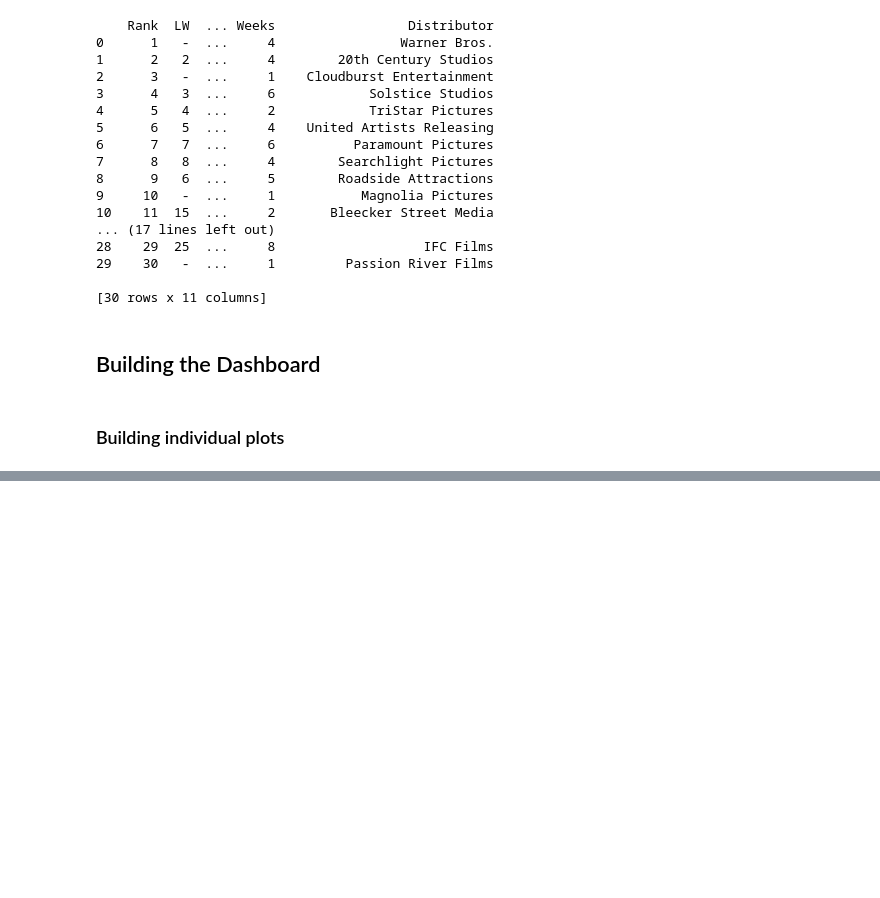
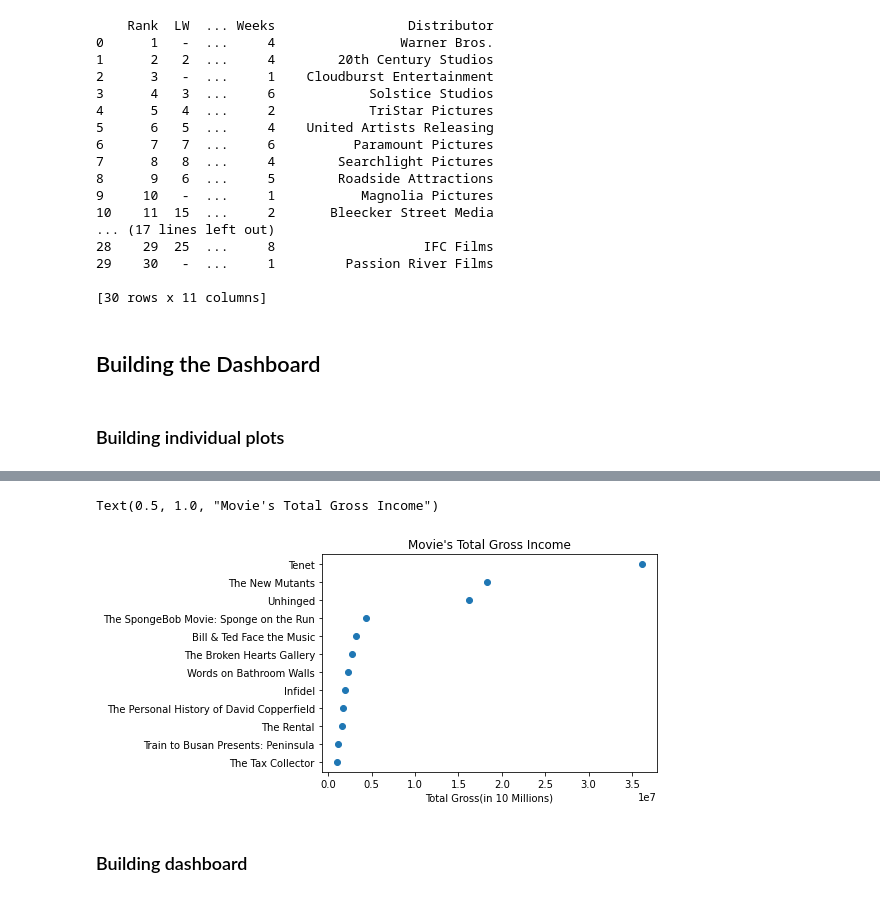
Before and after one commit to DangE01/Data_Dashbaord_Movie_Sell, a Jupyter notebook: Data_Dashboard.ipynb, the cells around one changed output, grey strips where cells are left out. Saved outputs shown, nothing was run; the diff lists cells and outputs as text; code cells hidden in the pictures; blank space fills up the shorter version.

```diff
--- a/Data_Dashboard.ipynb
+++ b/Data_Dashboard.ipynb
@@ -61,0 +84,11 @@ fig2.scatter(df['Total Gross'],df['Release'])
+# %%
+fig2 = plt.subplot()
+
+fig2.scatter(movie_with_more_500k['Total Gross'],movie_with_more_500k['Release'])
+fig2.set_xlabel('Total Gross(in 10 Millions)')
+fig2.set_title('Movie\'s Total Gross Income')
+# %% [output]
+Text(0.5, 1.0, "Movie's Total Gross Income")
+[figure, added]
+# %% [markdown]
+### Building dashboard
```
Also changed, not shown: parts of 8 cells of this notebook, 1 other file.
